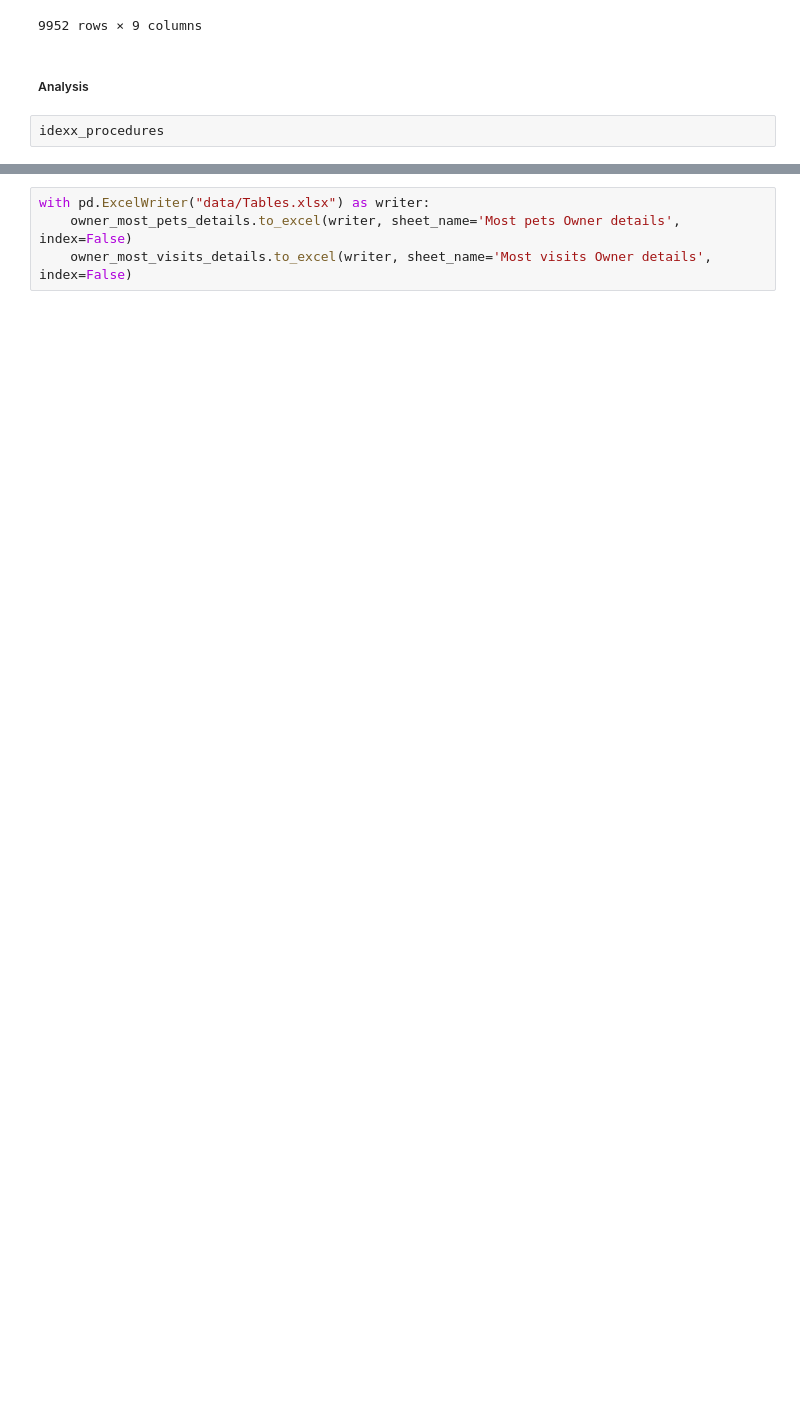
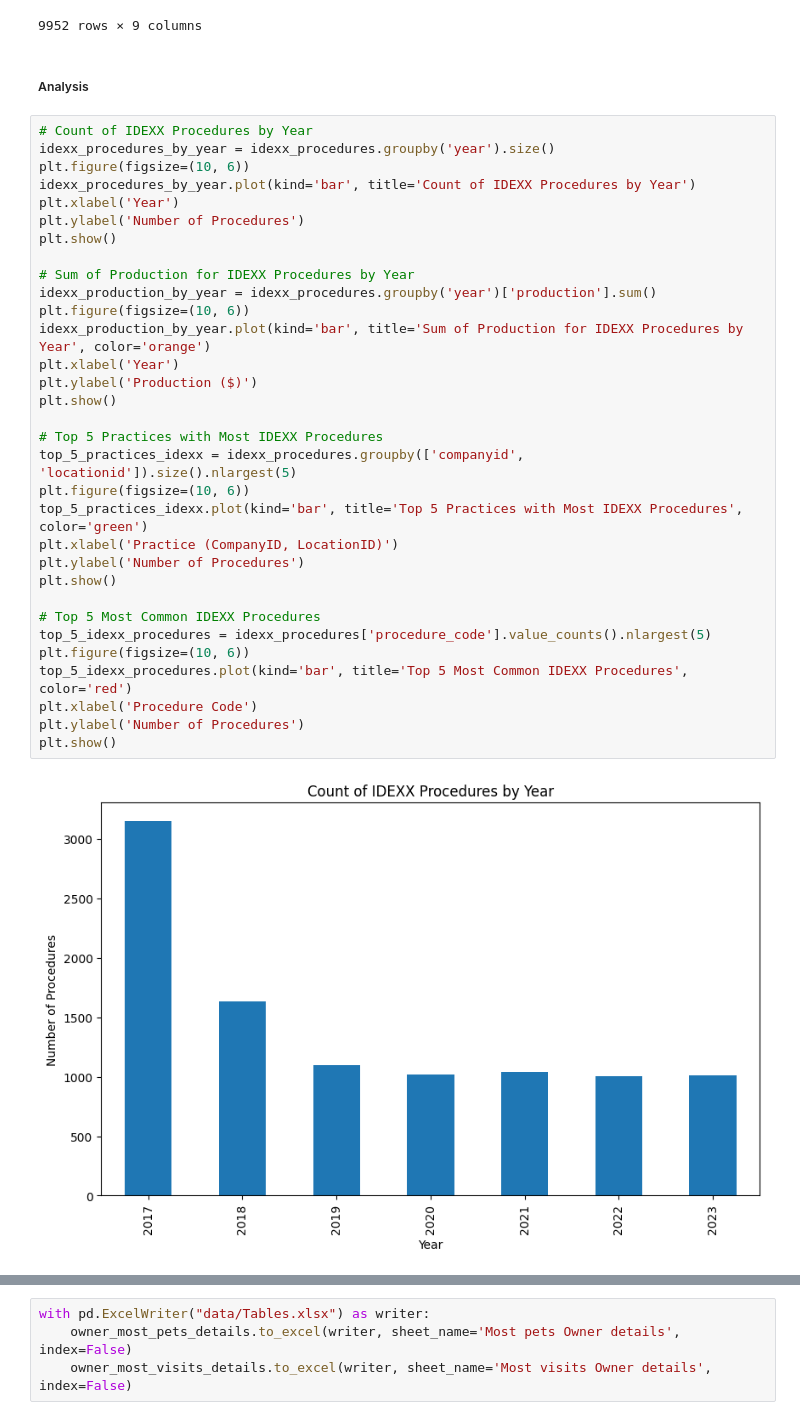
Before and after one commit to docmhvr/Veterinary_Data_Analysis, a Jupyter notebook: Veterinary_Analysis.ipynb, the cells around one changed output, grey strips where cells are left out. Cells and saved outputs as stored; diff of their text form; blank space fills up the shorter version.

```diff
--- a/Veterinary_Analysis.ipynb
+++ b/Veterinary_Analysis.ipynb
@@ -320,5 +346,37 @@ idexx_procedures
 9952 rows × 9 columns
 # %% [markdown]
 ##### Analysis
-# %%
-idexx_procedures
+# %%
+# Count of IDEXX Procedures by Year
+idexx_procedures_by_year = idexx_procedures.groupby('year').size()
+plt.figure(figsize=(10, 6))
+idexx_procedures_by_year.plot(kind='bar', title='Count of IDEXX Procedures by Year')
+plt.xlabel('Year')
+plt.ylabel('Number of Procedures')
+plt.show()
+
+# Sum of Production for IDEXX Procedures by Year
+idexx_production_by_year = idexx_procedures.groupby('year')['production'].sum()
+plt.figure(figsize=(10, 6))
+idexx_production_by_year.plot(kind='bar', title='Sum of Production for IDEXX Procedures by Year', color='orange')
+plt.xlabel('Year')
+plt.ylabel('Production ($)')
+plt.show()
+
+# Top 5 Practices with Most IDEXX Procedures
+top_5_practices_idexx = idexx_procedures.groupby(['companyid', 'locationid']).size().nlargest(5)
+plt.figure(figsize=(10, 6))
+top_5_practices_idexx.plot(kind='bar', title='Top 5 Practices with Most IDEXX Procedures', color='green')
+plt.xlabel('Practice (CompanyID, LocationID)')
+plt.ylabel('Number of Procedures')
+plt.show()
+
+# Top 5 Most Common IDEXX Procedures
+top_5_idexx_procedures = idexx_procedures['procedure_code'].value_counts().nlargest(5)
+plt.figure(figsize=(10, 6))
+top_5_idexx_procedures.plot(kind='bar', title='Top 5 Most Common IDEXX Procedures', color='red')
+plt.xlabel('Procedure Code')
+plt.ylabel('Number of Procedures')
+plt.show()
+# %% [output]
+[figure, added]
```
Also changed, not shown: parts of 4 cells of this notebook.
